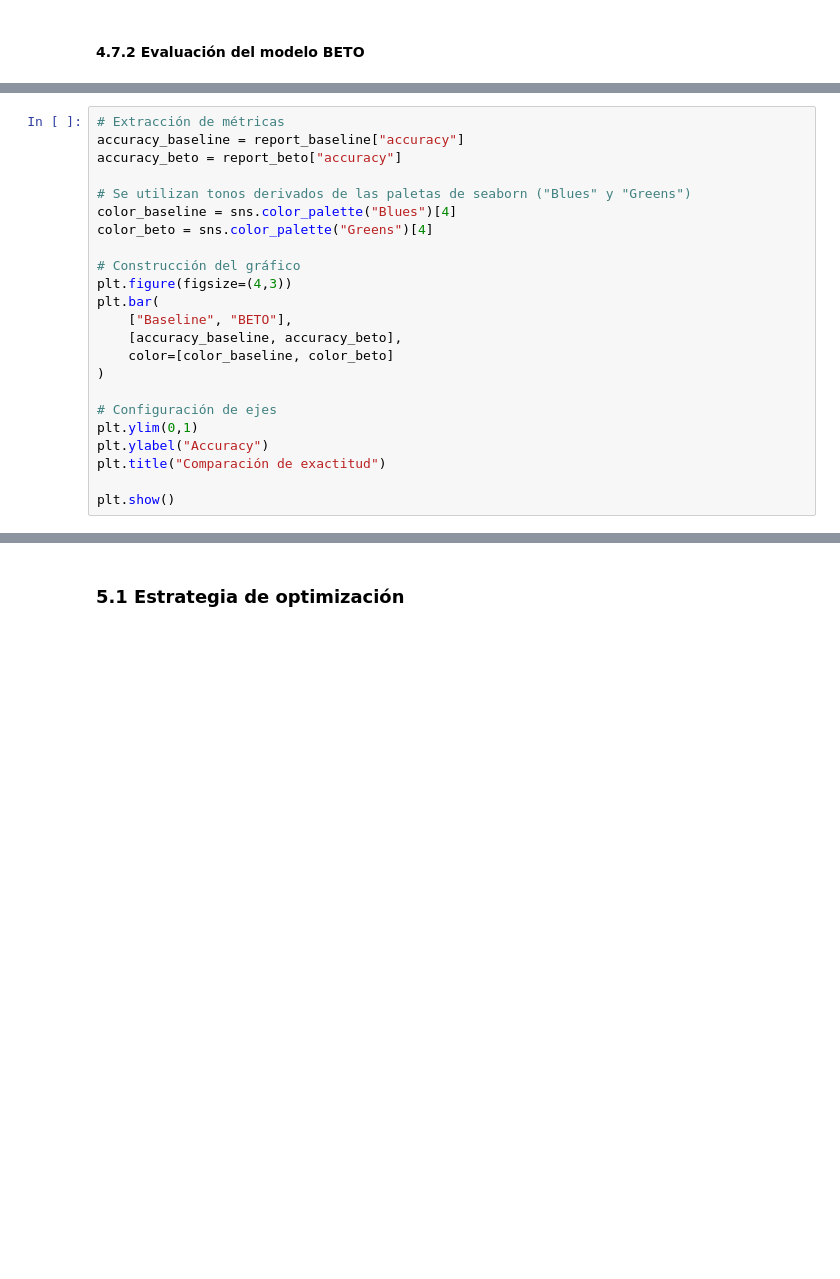
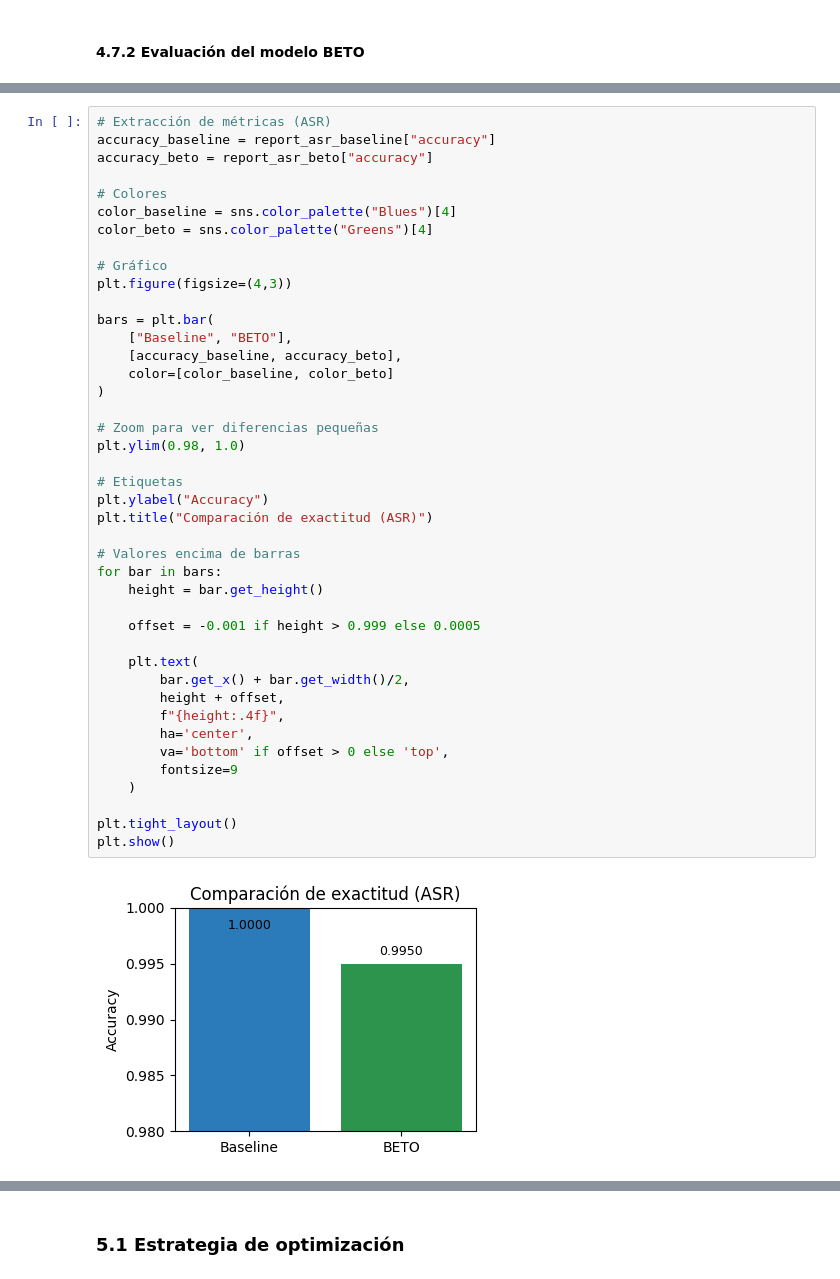
Before and after one commit to JMPinillos/agri-voice-ai, a Jupyter notebook: notebooks/03_nlp_modeling/nlp_modeling.ipynb, the cells around one changed output, grey strips where cells are left out. Drawn from its saved outputs; the diff is of its cells as text; blank space fills up the shorter version.

```diff
--- a/notebooks/03_nlp_modeling/nlp_modeling.ipynb
+++ b/notebooks/03_nlp_modeling/nlp_modeling.ipynb
@@ -632,23 +1001,44 @@ Se observa que ambos modelos presentan valores similares de F1-score en las clas
-# %%
-# Extracción de métricas
-accuracy_baseline = report_baseline["accuracy"]
-accuracy_beto = report_beto["accuracy"]
-
-# Se utilizan tonos derivados de las paletas de seaborn ("Blues" y "Greens")
-color_baseline = sns.color_palette("Blues")[4]
-color_beto = sns.color_palette("Greens")[4]
-
-# Construcción del gráfico
-plt.figure(figsize=(4,3))
-plt.bar(
-    ["Baseline", "BETO"],
-    [accuracy_baseline, accuracy_beto],
-    color=[color_baseline, color_beto]
-)
-
-# Configuración de ejes
-plt.ylim(0,1)
-plt.ylabel("Accuracy")
-plt.title("Comparación de exactitud")
-
-plt.show()
+# %%
+# Extracción de métricas (ASR)
+accuracy_baseline = report_asr_baseline["accuracy"]
+accuracy_beto = report_asr_beto["accuracy"]
+
+# Colores
+color_baseline = sns.color_palette("Blues")[4]
+color_beto = sns.color_palette("Greens")[4]
+
+# Gráfico
+plt.figure(figsize=(4,3))
+
+bars = plt.bar(
+    ["Baseline", "BETO"],
+    [accuracy_baseline, accuracy_beto],
+    color=[color_baseline, color_beto]
+)
+
+# Zoom para ver diferencias pequeñas
+plt.ylim(0.98, 1.0)
+
+# Etiquetas
+plt.ylabel("Accuracy")
+plt.title("Comparación de exactitud (ASR)")
+
+# Valores encima de barras
+for bar in bars:
+    height = bar.get_height()
+
+    offset = -0.001 if height > 0.999 else 0.0005
+
+    plt.text(
+        bar.get_x() + bar.get_width()/2,
+        height + offset,
+        f"{height:.4f}",
+        ha='center',
+        va='bottom' if offset > 0 else 'top',
+        fontsize=9
+    )
+
+plt.tight_layout()
+plt.show()
+# %% [output]
+[figure, added]
```
Also changed, not shown: parts of 120 cells of this notebook, 4 other files.
